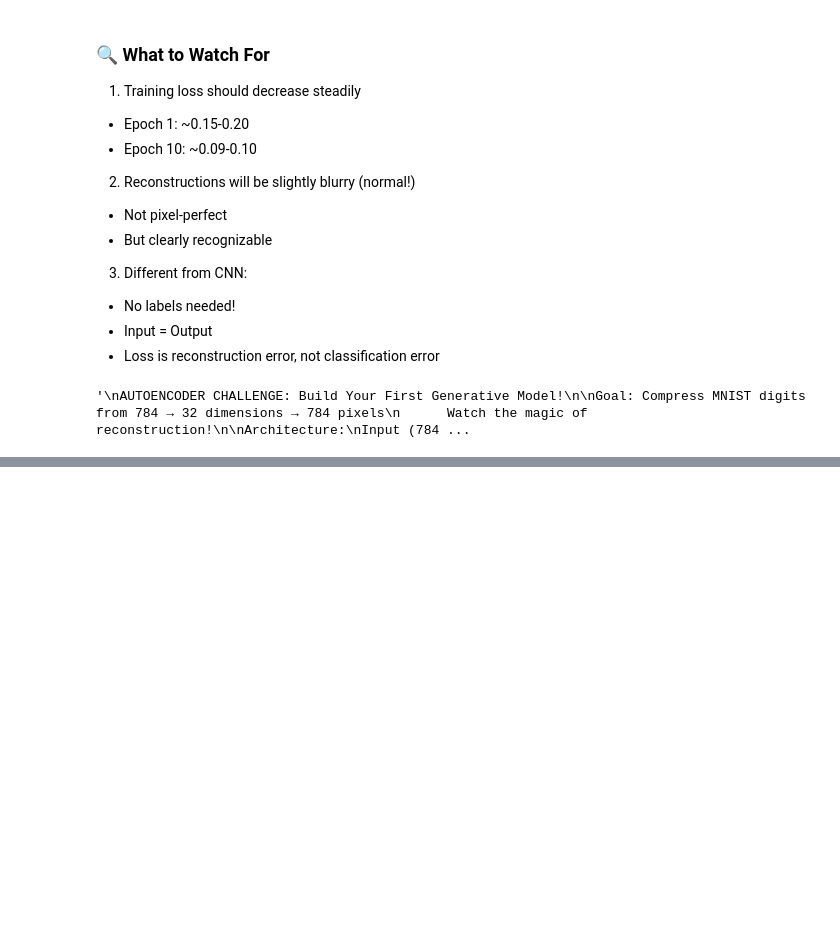
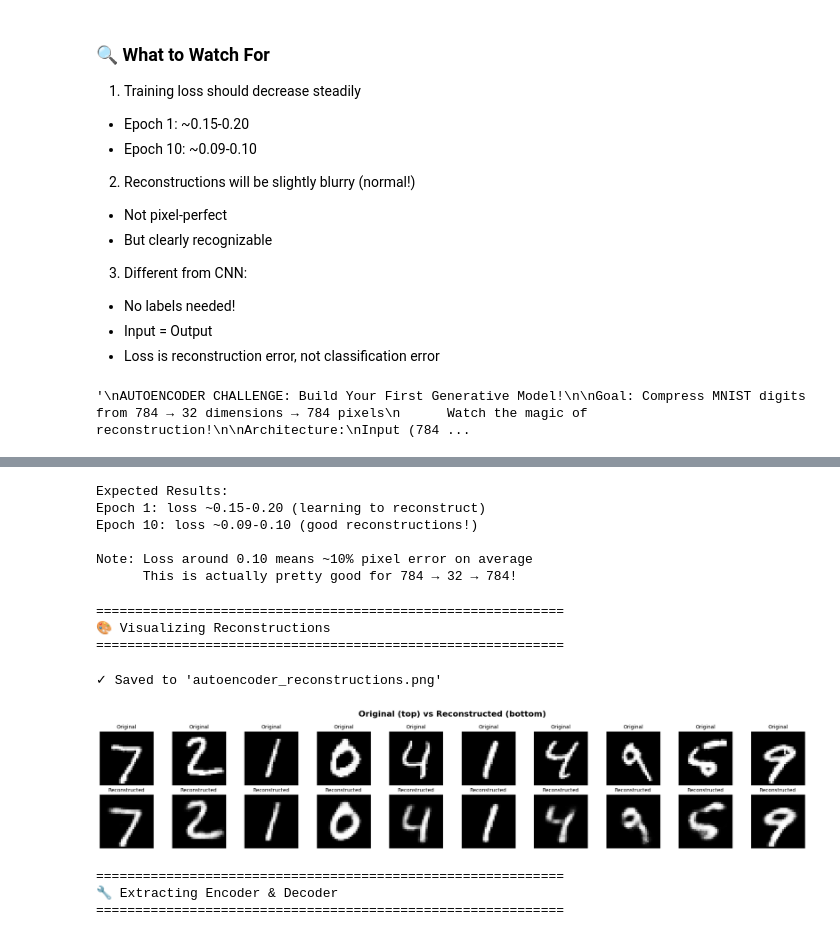
Before and after one commit to kumarprakhar14/Gen_AI, a Jupyter notebook: notebooks/unit-1-intro-to-genai/08-first-autoencoder.ipynb, the cells around one changed output, grey strips where cells are left out. Saved outputs shown, nothing was run; the diff lists cells and outputs as text; code cells hidden in the pictures; blank space fills up the shorter version.

Commit message:
build first autoencoder

```diff
--- a/notebooks/unit-1-intro-to-genai/08-first-autoencoder.ipynb
+++ b/notebooks/unit-1-intro-to-genai/08-first-autoencoder.ipynb
@@ -131,0 +284,8 @@ print(f"Image shape: {x_train[0].shape}")
+# %%
+# TODO: Compile the autoencoder
+# Use: optimizer='adam', loss='binary_crossentropy'
+
+# YOUR CODE HERE
+autoencoder.compile(optimizer='adam', loss='binary_crossentropy')
+
+print("✓ Autoencoder compiled!")
@@ -131,0 +318,7 @@ print(f"Image shape: {x_train[0].shape}")
+# %%
+# TODO: Train the autoencoder
+# Remember: Both input AND output are x_train!
+# Use: epochs=10, batch_size=256, validation_data=(x_test, x_test)
+
+# YOUR CODE HERE
+history = autoencoder.fit(x_train, x_train, epochs=10, batch_size=256, validation_data=(x_test, x_test))
@@ -131,0 +346,16 @@ print(f"Image shape: {x_train[0].shape}")
+# %%
+print("""
+Expected Results:
+Epoch 1: loss ~0.15-0.20 (learning to reconstruct)
+Epoch 10: loss ~0.09-0.10 (good reconstructions!)
+
+Note: Loss around 0.10 means ~10% pixel error on average
+      This is actually pretty good for 784 → 32 → 784!
+""")
+# %% [output]
+Expected Results:
+Epoch 1: loss ~0.15-0.20 (learning to reconstruct)
+Epoch 10: loss ~0.09-0.10 (good reconstructions!)
+
+Note: Loss around 0.10 means ~10% pixel error on average
+      This is actually pretty good for 784 → 32 → 784!
@@ -131,0 +366,35 @@ print(f"Image shape: {x_train[0].shape}")
+# %%
+print("\n" + "="*60)
+print("🎨 Visualizing Reconstructions")
+print("="*60)
+# %% [output]
+============================================================
+🎨 Visualizing Reconstructions
+============================================================
+# %%
+# Get reconstructions
+reconstructed = autoencoder.predict(x_test[:10], verbose=0)
+# %%
+# Visualize original vs reconstructed
+fig, axes = plt.subplots(2, 10, figsize=(20, 4))
+fig.suptitle('Original (top) vs Reconstructed (bottom)', fontsize=16, fontweight='bold')
+
+for i in range(10):
+    # Original
+    axes[0, i].imshow(tf.reshape(x_test[i], shape=(28, 28)), cmap='gray')
+    axes[0, i].set_title(f'Original', fontsize=10)
+    axes[0, i].axis('off')
+
+    # Reconstructed
+    axes[1, i].imshow(reconstructed[i].reshape(28, 28), cmap='gray')
+    axes[1, i].set_title(f'Reconstructed', fontsize=10)
+    axes[1, i].axis('off')
+
+plt.tight_layout()
+plt.savefig('autoencoder_reconstructions.png', dpi=150, bbox_inches='tight')
+print("✓ Saved to 'autoencoder_reconstructions.png'")
+plt.show()
+plt.close()
+# %% [output]
+✓ Saved to 'autoencoder_reconstructions.png'
+[figure, added]
@@ -131,0 +405,8 @@ print(f"Image shape: {x_train[0].shape}")
+# %%
+print("\n" + "="*60)
+print("🔧 Extracting Encoder & Decoder")
+print("="*60)
+# %% [output]
+============================================================
+🔧 Extracting Encoder & Decoder
+============================================================
```
Also changed, not shown: parts of 45 cells of this notebook.
